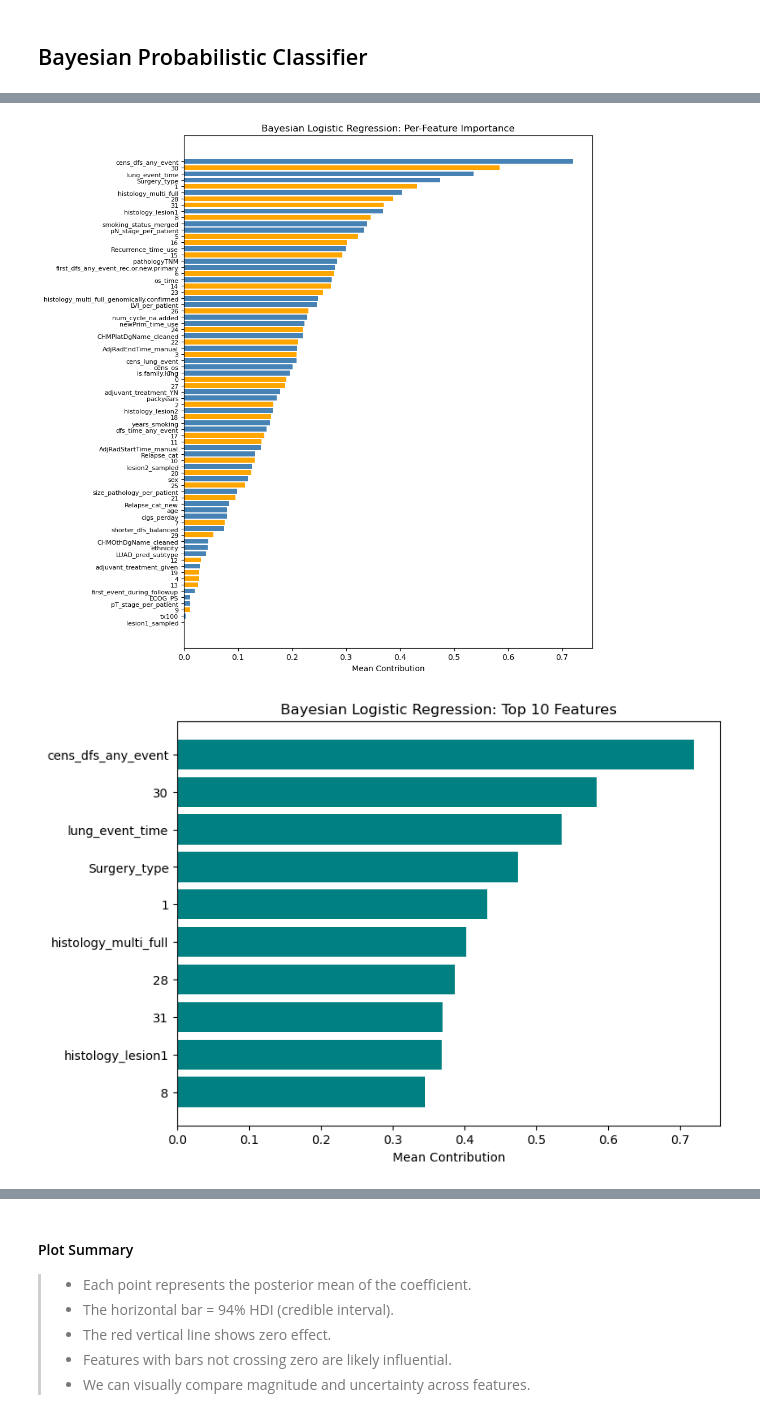
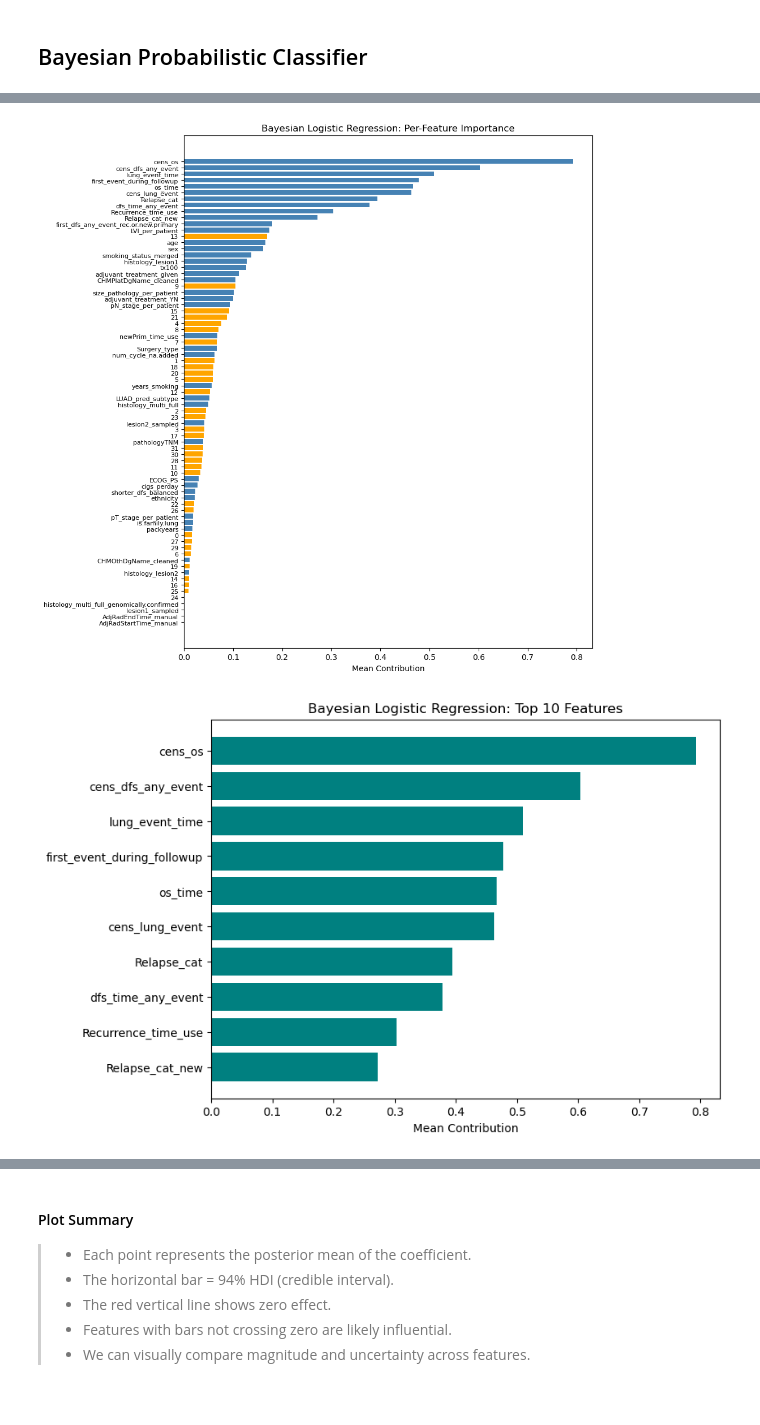
Before and after one commit to szinja/cell-translation, a Jupyter notebook: random_forest.ipynb, the cells around one changed output, grey strips where cells are left out. Cells and saved outputs as stored; diff of their text form; code cells hidden in the pictures.

Commit message:
Checked performance of Bayesian classifier on the top 10 features in the test set

```diff
--- a/random_forest.ipynb
+++ b/random_forest.ipynb
@@ -380,31 +385,31 @@ from sklearn.preprocessing import StandardScaler
 X = df_features.drop(columns=["cruk_id", "cens_dfs", "dfs_time"])  # keep only features
 y = df_features["cens_dfs"]
 
-# Standardize features
-X_scaled = StandardScaler().fit_transform(X)
-n_features = X_scaled.shape[1]
-
 # Check for NaNs
 nan_cols = X_test.columns[X_test.isna().any()].tolist()
 print("Columns with NaN:", nan_cols)
 
 # Fill NaNs with 0 or mean
 X_clean = X_test.fillna(0)
-y_clean = y_test.fillna(0)
 
 # Use cleaned features (imputed or dropped NaNs)
 X_bayes = X_clean.values  # shape (n_samples, n_features)
-y_bayes = y_clean.values  # shape (n_samples,)
+y_bayes = y_test.values  # shape (n_samples,)
 
-n_features = X_bayes.shape[1]
+# Standardize features
+scaler = StandardScaler()
+X_bayes_scaled = scaler.fit_transform(X_bayes)
+
+n_samples, n_features = X_bayes_scaled.shape
 
 with pm.Model() as bayes_logreg:
     # Priors
-    intercept = pm.Normal("intercept", mu=0, sigma=5)
-    beta = pm.Normal("beta", mu=0, sigma=2, shape=n_features)
+    intercept = pm.Normal("intercept", mu=0, sigma=0.5)
+    beta = pm.Normal("beta", mu=0, sigma=0.5, shape=n_features)
+
 
     # Logistic regression
-    logits = intercept + pm.math.dot(X_bayes, beta)
+    logits = intercept + pm.math.dot(X_bayes_scaled, beta)
     p = pm.math.sigmoid(logits)
 
     # Likelihood
@@ -414,7 +419,7 @@ with pm.Model() as bayes_logreg:
     trace = pm.sample(
         2000,
         tune=1000,
-        target_accept=0.95,
+        target_accept=0.995,
         random_seed=42,
         cores=4
     )
@@ -458,7 +461,7 @@ intercept_mean = intercept_samples.mean()
 
 # Compute per-feature contribution for each sample
 # contribution = feature_value * posterior_mean_coefficient
-X_scaled_df = pd.DataFrame(X_scaled, columns=X.columns)
+X_scaled_df = pd.DataFrame(X_bayes_scaled, columns=X.columns)
 feature_contrib = X_scaled_df * beta_mean  # shape: (n_samples, n_features)
 
 # Compute mean absolute contribution per feature
@@ -511,5 +514,5 @@ plt.show()
-[figure, old version]
+[figure, new version]
-[figure, old version]
+[figure, new version]
 # %%
 # Split importance by feature group so it is easier to read
 importance_df["group"] = importance_df["feature"].apply(
```
Also changed, not shown: parts of 8 cells of this notebook.
